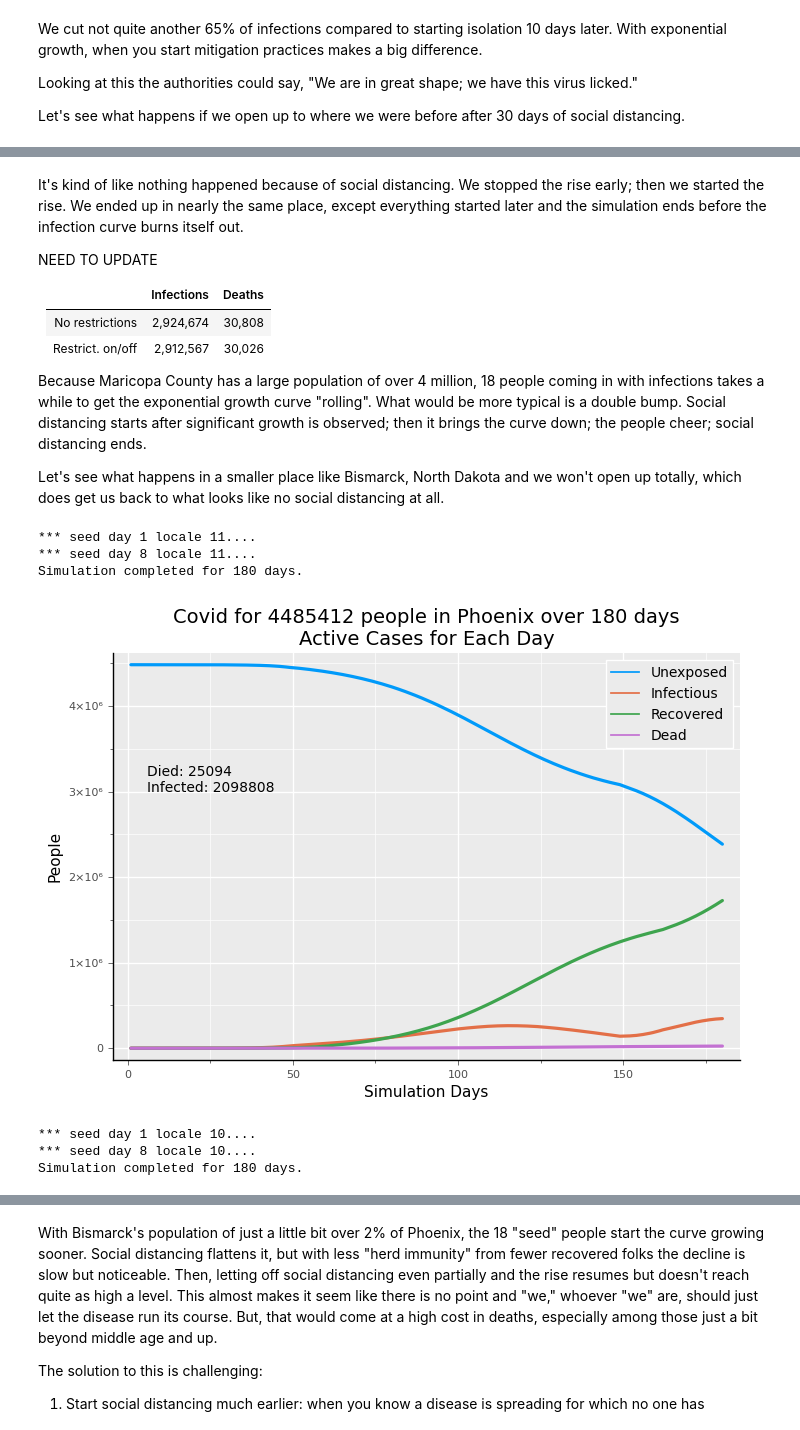
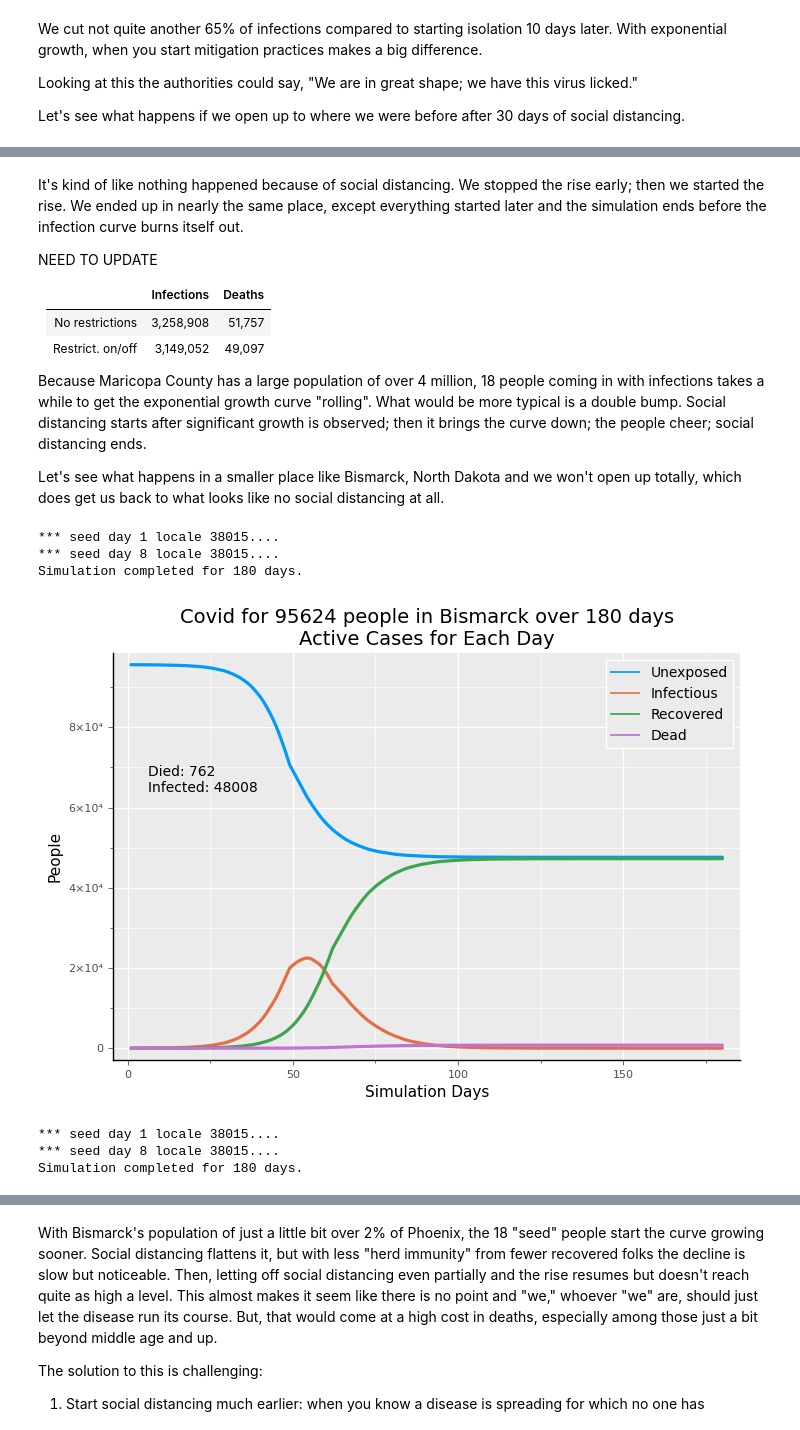
Before and after one commit to lewisl/CovidSim, a Jupyter notebook: report 1/report 1.ipynb, the cells around one changed output, grey strips where cells are left out. Cells and saved outputs as stored; diff of their text form; code cells hidden in the pictures.

```diff
--- a/report 1/report 1.ipynb
+++ b/report 1/report 1.ipynb
@@ -13,5 +10,5 @@ seed_6_12 = seed_case_gen(8, [0,6,6,0,0], 5, nil, agegrps)
 # %%
-alldict, env, series = run_a_sim(180,11,silent=true,
+alldict, env, series = run_a_sim(180,4013,silent=true,
             spreadcases=[],
             runcases=[seed_1_6, seed_6_12]);
 geo = alldict["geo"];
@@ -180,8 +177,8 @@ NEED TO UPDATE
 
 |              | Infections | Deaths|
 |--------------|---------|----------|
-|No restrictions | 2,924,674 | 30,808 |
-| Restrict. on/off | 2,912,567 | 30,026 |
+|No restrictions | 3,258,908 | 51,757 |
+| Restrict. on/off | 3,149,052 | 49,097 |
 
 Because Maricopa County has a large population of over 4 million, 18 people coming in with infections takes a while to get the exponential growth curve "rolling".  What would be more typical is a double bump.  Social distancing starts after significant growth is observed; then it brings the curve down; the people cheer; social distancing ends.
 
@@ -189,25 +186,25 @@ Let's see what happens in a smaller place like Bismarck, North Dakota and we won
 to what looks like no social distancing at all.
 # %%
 open_all = sd_gen(start=150, comply=0.0, cf=(.2,1.8), tf=(.18,.62)); # 0% compliance is a signal to end social distancing
-alldict, env, series = run_a_sim(180,11,showr0=false, silent=true,
+alldict, env, series = run_a_sim(180,38015,showr0=false, silent=true,
        spreadcases=[str_50,open_all],  # strong social distancing, then open
        runcases=[seed_1_6, seed_6_12]);
 # %% [output]
-*** seed day 1 locale 11....
-*** seed day 8 locale 11....
+*** seed day 1 locale 38015....
+*** seed day 8 locale 38015....
 Simulation completed for 180 days.
 # %%
-cumplot(series, 11, geo=geo)
+cumplot(series, 38015, geo=geo)
 # %% [output]
-[figure, old version]
+[figure, new version]
 # %%
 close = sd_gen(start=30, comply=.75, cf=(.2,1.0), tf=(.18,.4));
 open = sd_gen(start=90, comply=.75, cf=(.2,1.5), tf=(.18,.55));
-alldict, env, series = run_a_sim(180,10,showr0=false, silent=true,
+alldict, env, series = run_a_sim(180,38015,showr0=false, silent=true,
        spreadcases=[close, open],
        runcases=[seed_1_6, seed_6_12]);
 # %% [output]
-*** seed day 1 locale 10....
-*** seed day 8 locale 10....
+*** seed day 1 locale 38015....
+*** seed day 8 locale 38015....
 Simulation completed for 180 days.
 # %%
```
Also changed, not shown: parts of 17 cells of this notebook, 5 other files.
